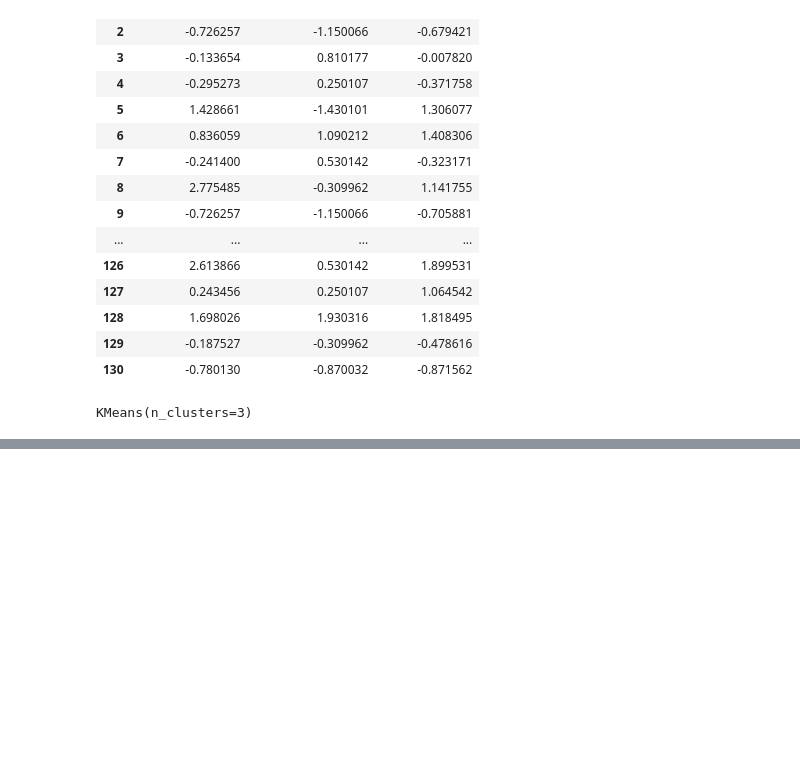
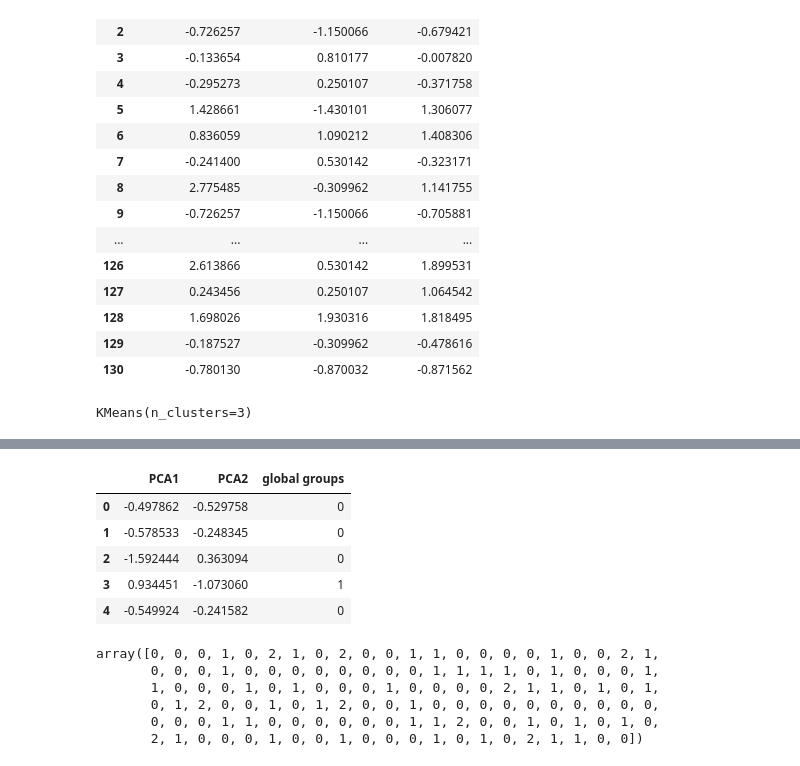
Before and after one commit to lizabethnt/project_4, a Jupyter notebook: global_ecological_exploratory_5-29.ipynb, the cells around one changed output, grey strips where cells are left out. Cells and saved outputs as stored; diff of their text form; code cells hidden in the pictures; blank space fills up the shorter version.

```diff
--- a/global_ecological_exploratory_5-29.ipynb
+++ b/global_ecological_exploratory_5-29.ipynb
@@ -961,18 +963,35 @@ global_pca_df.head()
 # %%
 # Define the model with 3 clusters
 model = KMeans(n_clusters=3, random_state=0)
 
 # Fit the model
 model.fit(global_pca_df)
 
 # Make predictions
 k_3 = model.predict(global_pca_df)
 
 # Create a copy of the PCA DataFrame
 global_pca_predictions_df = global_pca_df.copy()
 
 # Add a class column with the labels
 global_pca_predictions_df["global groups"] = k_3
+global_pca_predictions_df.head()
+# %% [output]
+|  | PCA1 | PCA2 | global groups |
+| 0 | -0.497862 | -0.529758 | 0 |
+| 1 | -0.578533 | -0.248345 | 0 |
+| 2 | -1.592444 | 0.363094 | 0 |
+| 3 | 0.934451 | -1.073060 | 1 |
+| 4 | -0.549924 | -0.241582 | 0 |
+# %%
+k_3
+# %% [output]
+array([0, 0, 0, 1, 0, 2, 1, 0, 2, 0, 0, 1, 1, 0, 0, 0, 0, 1, 0, 0, 2, 1,
+       0, 0, 0, 1, 0, 0, 0, 0, 0, 0, 0, 0, 1, 1, 1, 1, 0, 1, 0, 0, 0, 1,
+       1, 0, 0, 0, 1, 0, 1, 0, 0, 0, 1, 0, 0, 0, 0, 2, 1, 1, 0, 1, 0, 1,
+       0, 1, 2, 0, 0, 1, 0, 1, 2, 0, 0, 1, 0, 0, 0, 0, 0, 0, 0, 0, 0, 0,
+       0, 0, 0, 1, 1, 0, 0, 0, 0, 0, 0, 1, 1, 2, 0, 0, 1, 0, 1, 0, 1, 0,
+       2, 1, 0, 0, 0, 1, 0, 0, 1, 0, 0, 0, 1, 0, 1, 0, 2, 1, 1, 0, 0])
 # %%
 # Plot the clusters
 global_pca_predictions_df.hvplot.scatter(
```
Also changed, not shown: parts of 9 cells of this notebook, 2 other files.
